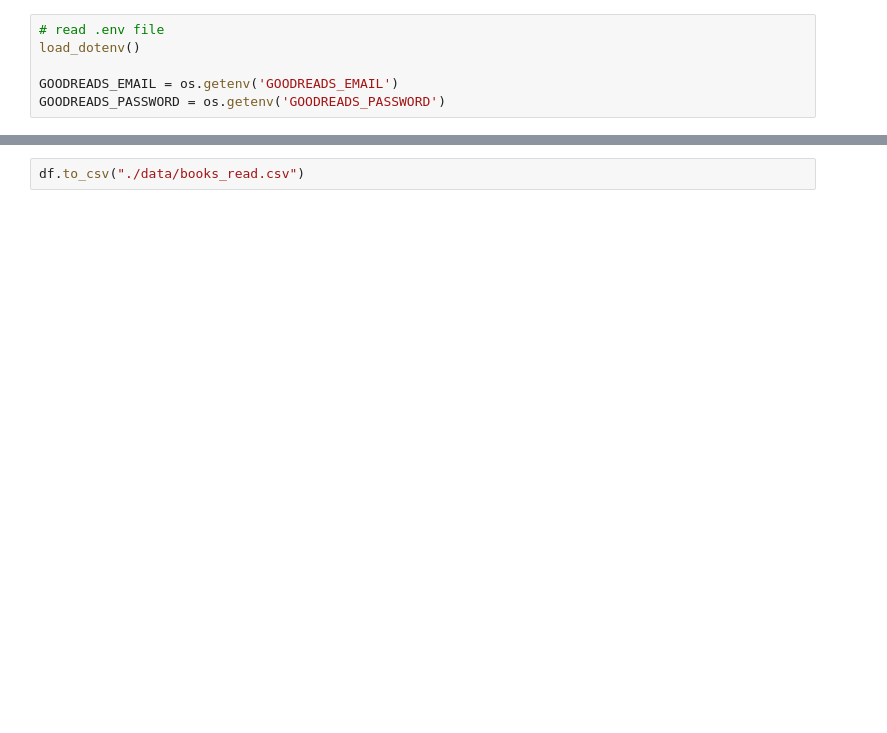
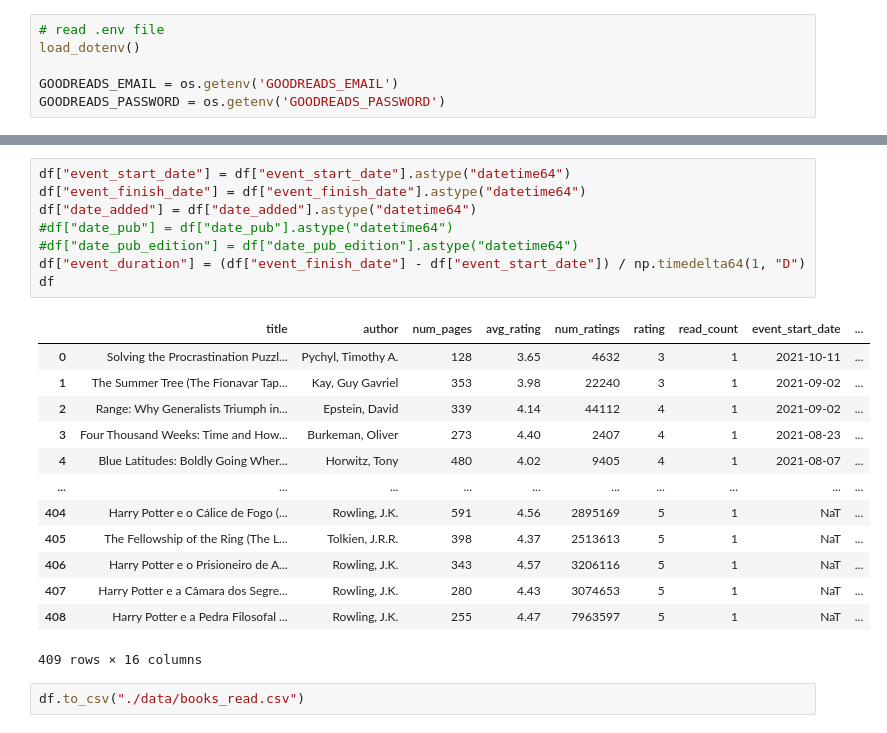
Before and after one commit to davidpolido/goodreads-scraper, a Jupyter notebook: example.ipynb, the cells around one changed output, grey strips where cells are left out. Cells and saved outputs as stored; diff of their text form; blank space fills up the shorter version.

```diff
--- a/example.ipynb
+++ b/example.ipynb
@@ -22,2 +40,24 @@ df["event_date"] = df["event_date"].astype("datetime64")
+# %%
+df["event_start_date"] = df["event_start_date"].astype("datetime64")
+df["event_finish_date"] = df["event_finish_date"].astype("datetime64")
+df["date_added"] = df["date_added"].astype("datetime64")
+#df["date_pub"] = df["date_pub"].astype("datetime64")
+#df["date_pub_edition"] = df["date_pub_edition"].astype("datetime64")
+df["event_duration"] = (df["event_finish_date"] - df["event_start_date"]) / np.timedelta64(1, "D")
+df
+# %% [output]
+|  | title | author | num_pages | avg_rating | num_ratings | rating | read_count | event_start_date | ... |
+| 0 | Solving the Procrastination Puzzl... | Pychyl, Timothy A. | 128 | 3.65 | 4632 | 3 | 1 | 2021-10-11 | ... |
+| 1 | The Summer Tree (The Fionavar Tap... | Kay, Guy Gavriel | 353 | 3.98 | 22240 | 3 | 1 | 2021-09-02 | ... |
+| 2 | Range: Why Generalists Triumph in... | Epstein, David | 339 | 4.14 | 44112 | 4 | 1 | 2021-09-02 | ... |
+| 3 | Four Thousand Weeks: Time and How... | Burkeman, Oliver | 273 | 4.40 | 2407 | 4 | 1 | 2021-08-23 | ... |
+| 4 | Blue Latitudes: Boldly Going Wher... | Horwitz, Tony | 480 | 4.02 | 9405 | 4 | 1 | 2021-08-07 | ... |
+| ... | ... | ... | ... | ... | ... | ... | ... | ... | ... |
+| 404 | Harry Potter e o Cálice de Fogo (... | Rowling, J.K. | 591 | 4.56 | 2895169 | 5 | 1 | NaT | ... |
+| 405 | The Fellowship of the Ring (The L... | Tolkien, J.R.R. | 398 | 4.37 | 2513613 | 5 | 1 | NaT | ... |
+| 406 | Harry Potter e o Prisioneiro de A... | Rowling, J.K. | 343 | 4.57 | 3206116 | 5 | 1 | NaT | ... |
+| 407 | Harry Potter e a Câmara dos Segre... | Rowling, J.K. | 280 | 4.43 | 3074653 | 5 | 1 | NaT | ... |
+| 408 | Harry Potter e a Pedra Filosofal ... | Rowling, J.K. | 255 | 4.47 | 7963597 | 5 | 1 | NaT | ... |
+409 rows × 16 columns
 # %%
 df.to_csv("./data/books_read.csv")
```
Also changed, not shown: parts of 23 cells of this notebook, 5 other files.
